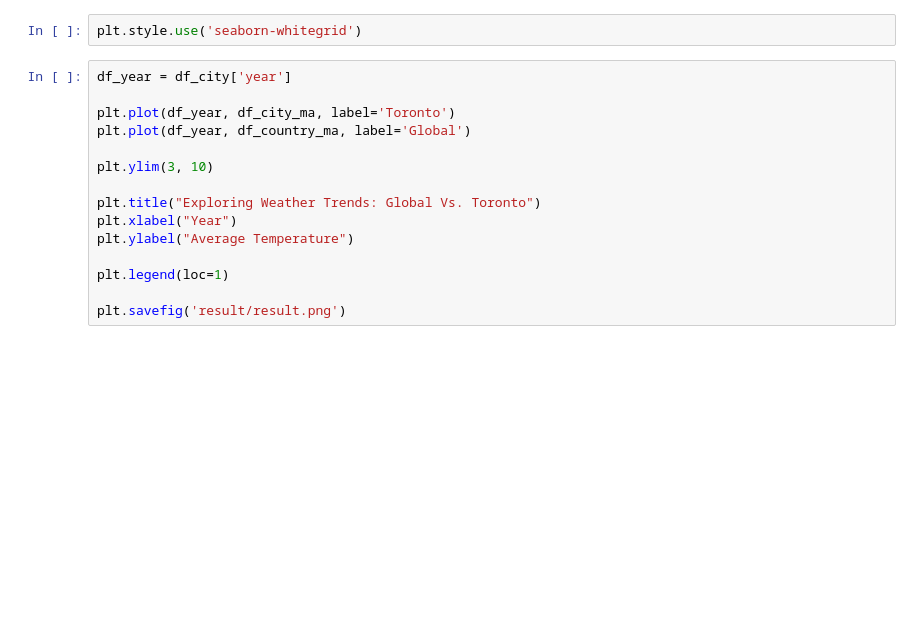
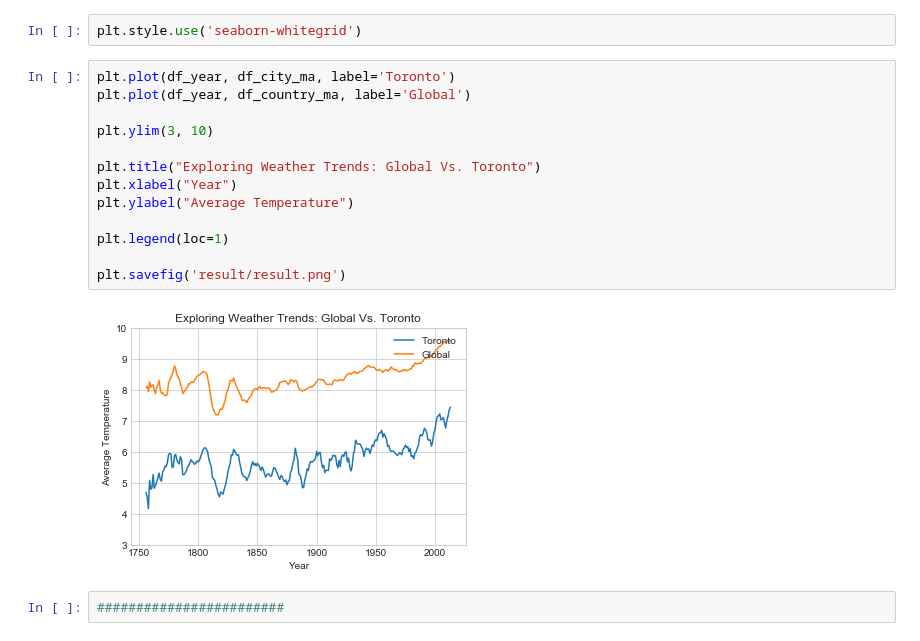
Before and after one commit to francesyu90/DANB, a Jupyter notebook: EWT/EWT.ipynb, the cells around one changed output. Cells and saved outputs as stored; diff of their text form; blank space fills up the shorter version.

```diff
--- a/EWT/EWT.ipynb
+++ b/EWT/EWT.ipynb
@@ -21,17 +21,19 @@ import matplotlib.pyplot as plt
 # %%
 plt.style.use('seaborn-whitegrid')
 # %%
-df_year = df_city['year']
-
 plt.plot(df_year, df_city_ma, label='Toronto')
 plt.plot(df_year, df_country_ma, label='Global')
 
 plt.ylim(3, 10)
 
 plt.title("Exploring Weather Trends: Global Vs. Toronto")
 plt.xlabel("Year")
 plt.ylabel("Average Temperature")
 
 plt.legend(loc=1)
 
 plt.savefig('result/result.png')
+# %% [output]
+[figure, added]
+# %%
+########################
```
Also changed, not shown: parts of 8 cells of this notebook, 1 other file.
